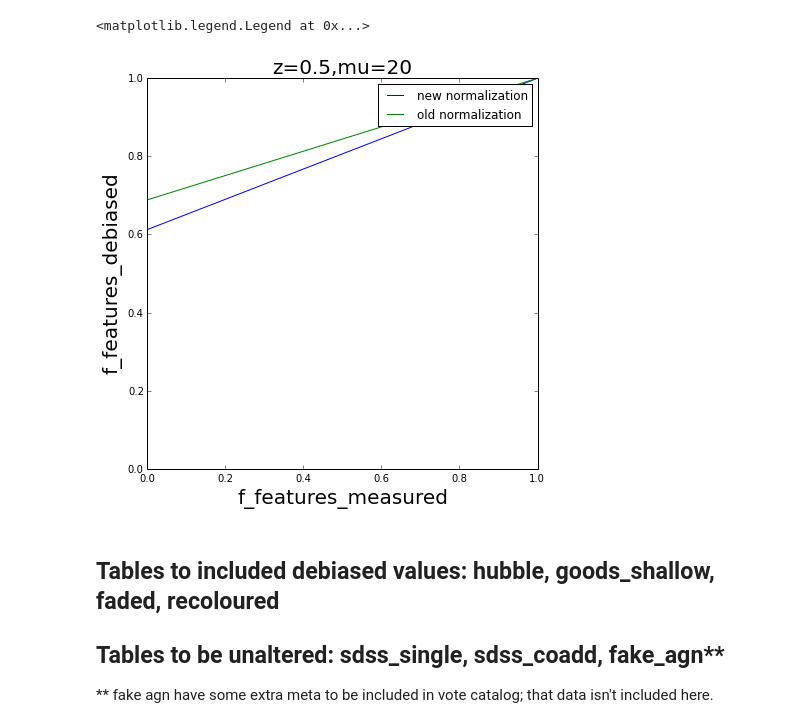
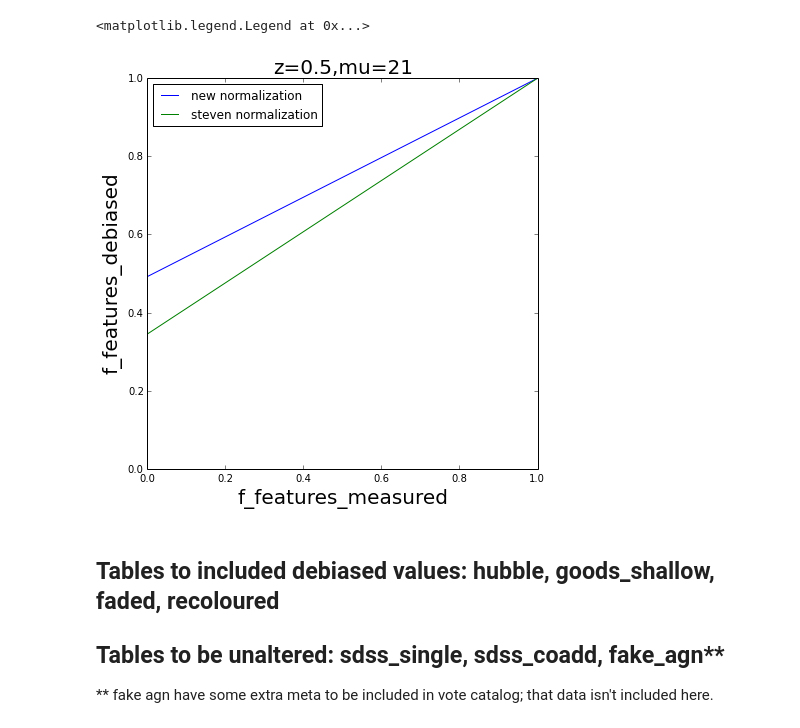
Before and after one commit to willettk/gzhubble, a Jupyter notebook: python/creating_debiased_catalog/STEP_4_hubble_catalog.ipynb, the cells around one changed output. Saved outputs shown, nothing was run; the diff lists cells and outputs as text; code cells hidden in the pictures.

```diff
--- a/python/creating_debiased_catalog/STEP_4_hubble_catalog.ipynb
+++ b/python/creating_debiased_catalog/STEP_4_hubble_catalog.ipynb
@@ -33,6 +33,8 @@ intercept = 0.0766
 slope = -0.0099
 old_slope = -.10899
 old_intercept = 2.0674108
+steven_slope = 0.02682756
+steven_intercept = -0.48990846
 # %%
 #hubble_fname = download_from_dropbox("https://www.dropbox.com/s/dfmipz5jfzl9lja/input_for_hubble_debiased_catalog.fits?dl=1")
 hubble_fname = ('/home/mel/Dropbox/gzhubble/hubble_files/catalog_debiasing_files/new_sb_method/input_for_hubble_debiased_catalog.fits')
@@ -63,20 +65,25 @@ def zeta_hat_lin_old(SB):
 
     val = 10.**((SB*old_slope) + old_intercept)
     return val
+
+def zeta_hat_lin_steven(SB):
+
+    val = 10.**((SB*steven_slope) + steven_intercept)
+    return val
 # %%
 f=plt.figure(figsize=(7,7))
 x = np.linspace(0,1,100)
-plt.plot(x,fhat_mel(x,.5,.3,zeta_hat_lin(21)),label='new normalization')
-plt.plot(x,fhat_mel(x,.5,.3,zeta_hat_lin_old(21)),label='old normalization')
+plt.plot(x,fhat_mel(x,.8,.3,zeta_hat_lin(21)),label='new normalization')
+plt.plot(x,fhat_mel(x,.8,.3,zeta_hat_lin_steven(21)),label='steven normalization')
 
-plt.title('z=0.5,mu=20',fontsize=20)
+plt.title('z=0.5,mu=21',fontsize=20)
 plt.ylim(0,1)
 plt.xlabel('f_features_measured',fontsize=20)
 plt.ylabel('f_features_debiased',fontsize=20)
-plt.legend()
+plt.legend(loc=2)
 # %% [output]
 <matplotlib.legend.Legend at 0x...>
-[figure, old version]
+[figure, new version]
 # %% [markdown]
 ## Tables to included debiased values: hubble, goods_shallow, faded, recoloured
 ## Tables to be unaltered: sdss_single, sdss_coadd, fake_agn**
```
Also changed, not shown: 1 other file.
